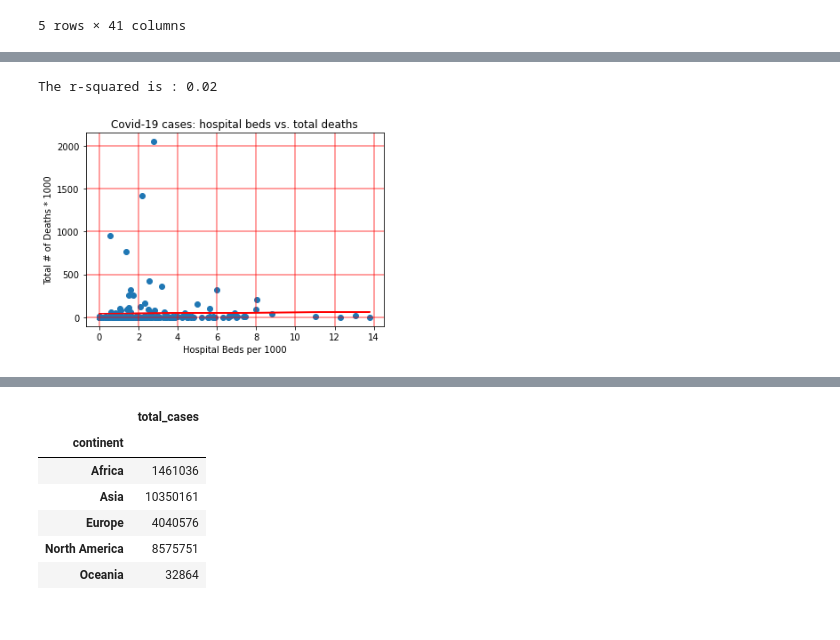
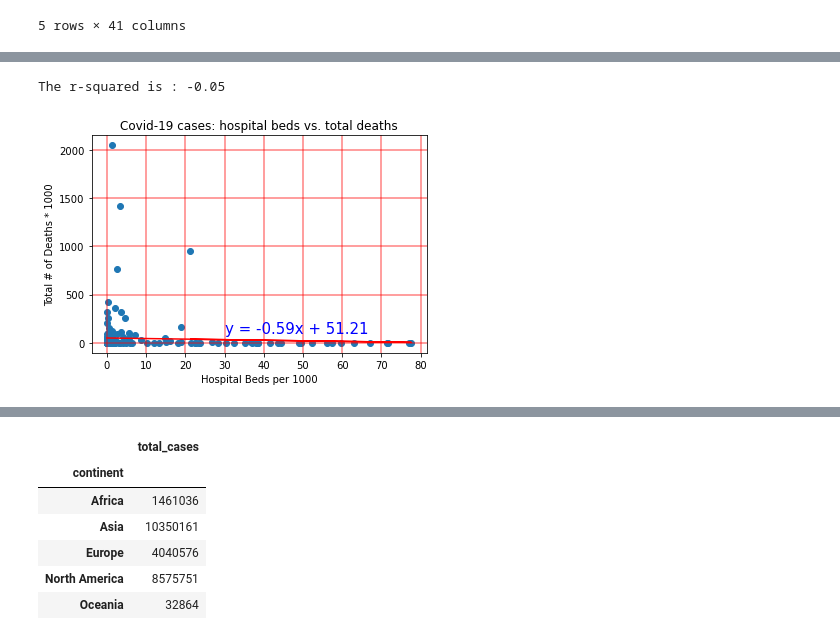
Before and after one commit to jjjdewan/ucb-data-visualization-msgrp-project1-covid-19, a Jupyter notebook: covid-19-project-challenge - sajad.ipynb, the cells around one changed output, grey strips where cells are left out. Drawn from its saved outputs; the diff is of its cells as text; code cells hidden in the pictures.

```diff
--- a/covid-19-project-challenge - sajad.ipynb
+++ b/covid-19-project-challenge - sajad.ipynb
@@ -41,29 +58,29 @@ def linear_regress(x,y):
 def annotate_plt(line_eq, a, b):
     plt.annotate(line_eq,(a,b),fontsize=15,color="blue")
 # %%
-get_regress_life = linear_regress(covid_data_df["hospital_beds_per_thousand"],
+get_regress_life = linear_regress(covid_data_df["extreme_poverty"],
                              covid_data_df["total_deaths"]/100)
 
 # Call annotate func
-annotate_plt(get_regress_life, 30, 20)
+annotate_plt(get_regress_life, 30, 100)
 
 # Set a title
 plt.title("Covid-19 cases: hospital beds vs. total deaths")
 
 # Set xlabel
 plt.xlabel("Hospital Beds per 1000")
 
 # Set ylabel
 plt.ylabel("Total # of Deaths * 1000")
 
 # Set grid
 plt.grid(linestyle='-', linewidth=1.5, alpha = 0.5, color='r')
 
 # Save the figure
 plt.savefig("Covid-19 cases: life expectancy average vs. total deaths.png")
 # %% [output]
-The r-squared is : 0.02
+The r-squared is : -0.05
-[figure, old version]
+[figure, new version]
 # %%
 na_data = covid_data_df.loc[covid_data_df["continent"] == "North America",:]
 na_data.head(10)
```
Also changed, not shown: parts of 2 cells of this notebook, 1 other file.
